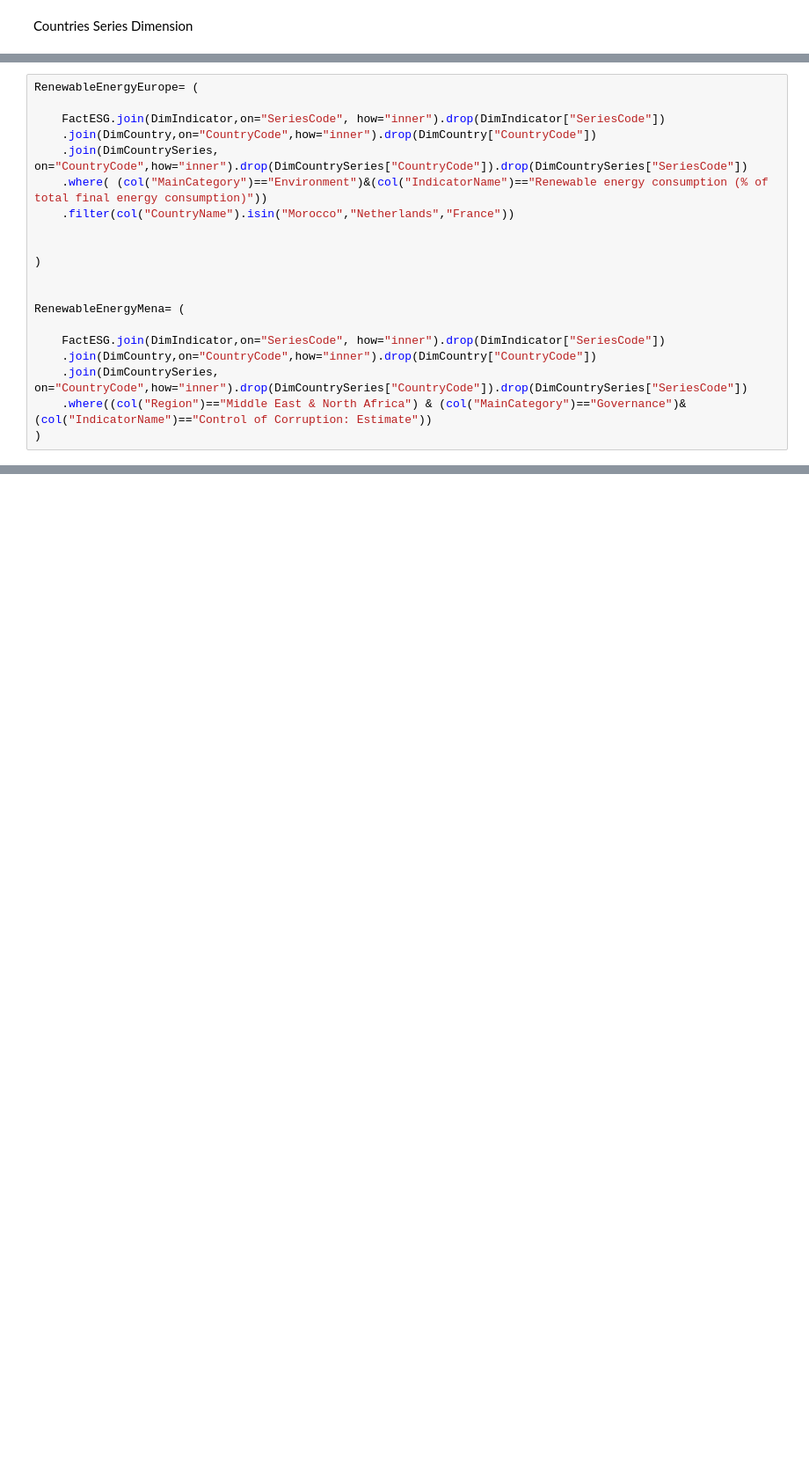
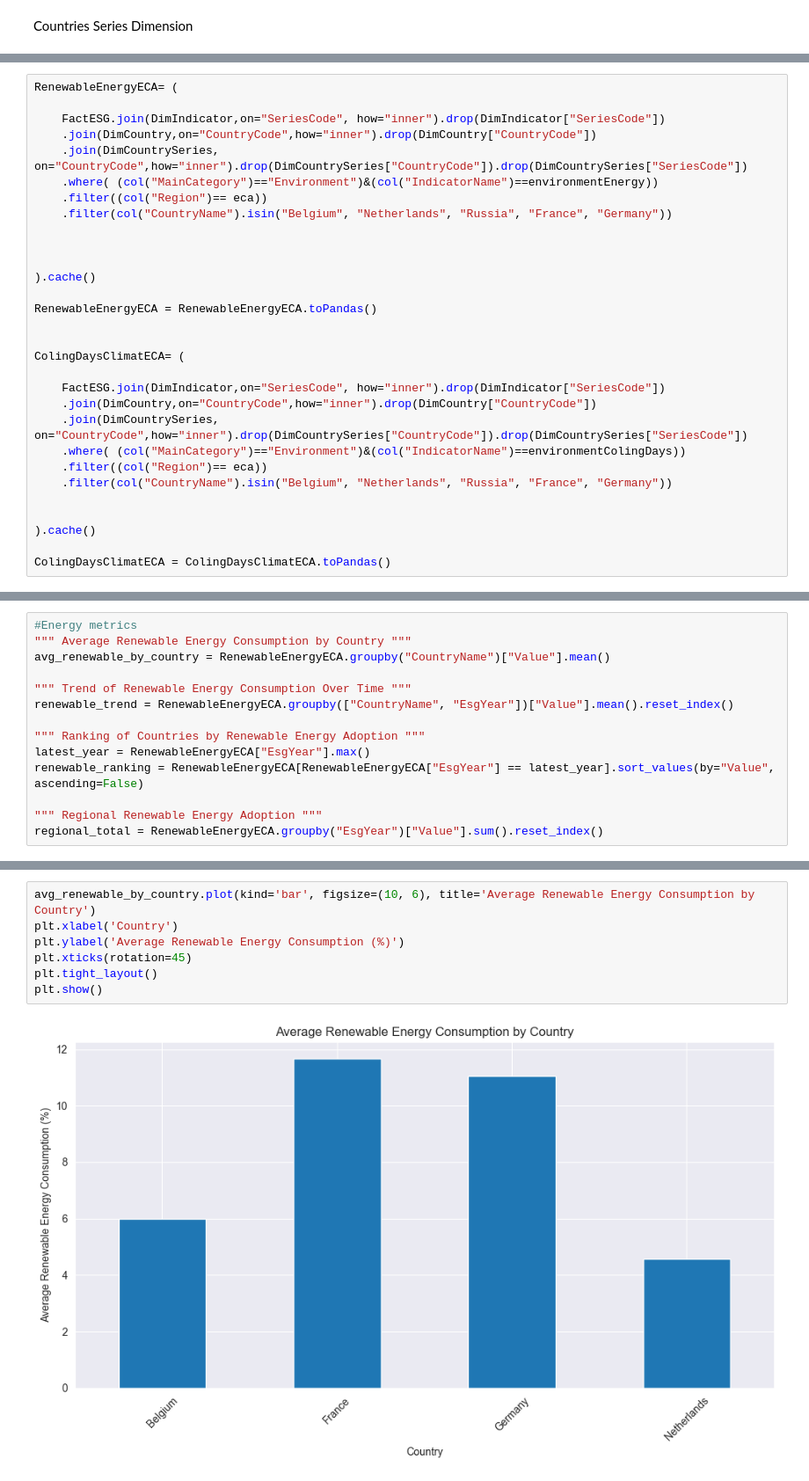
Before and after one commit to HamzaLghali/ESGSustainData, a Jupyter notebook: EsgNotebook.ipynb, the cells around one changed output, grey strips where cells are left out. Shown at 88% size. Saved outputs shown, nothing was run; the diff lists cells and outputs as text; blank space fills up the shorter version.

```diff
--- a/EsgNotebook.ipynb
+++ b/EsgNotebook.ipynb
@@ -167,20 +184,30 @@ DimCountrySeries =(SilverCountrySeries.select("CountryCode","SeriesCode","Countr
 # %%
-RenewableEnergyEurope= (
+RenewableEnergyECA= (
 
     FactESG.join(DimIndicator,on="SeriesCode", how="inner").drop(DimIndicator["SeriesCode"])
     .join(DimCountry,on="CountryCode",how="inner").drop(DimCountry["CountryCode"])
     .join(DimCountrySeries, on="CountryCode",how="inner").drop(DimCountrySeries["CountryCode"]).drop(DimCountrySeries["SeriesCode"])
-    .where( (col("MainCategory")=="Environment")&(col("IndicatorName")=="Renewable energy consumption (% of total final energy consumption)"))
-    .filter(col("CountryName").isin("Morocco","Netherlands","France"))
+    .where( (col("MainCategory")=="Environment")&(col("IndicatorName")==environmentEnergy))
+    .filter((col("Region")== eca))
+    .filter(col("CountryName").isin("Belgium", "Netherlands", "Russia", "France", "Germany"))
 
 
-)
+
+).cache()
+
+RenewableEnergyECA = RenewableEnergyECA.toPandas()
 
 
-RenewableEnergyMena= (
+ColingDaysClimatECA= (
 
     FactESG.join(DimIndicator,on="SeriesCode", how="inner").drop(DimIndicator["SeriesCode"])
     .join(DimCountry,on="CountryCode",how="inner").drop(DimCountry["CountryCode"])
     .join(DimCountrySeries, on="CountryCode",how="inner").drop(DimCountrySeries["CountryCode"]).drop(DimCountrySeries["SeriesCode"])
-    .where((col("Region")=="Middle East & North Africa") & (col("MainCategory")=="Governance")&(col("IndicatorName")=="Control of Corruption: Estimate"))
-)
+    .where( (col("MainCategory")=="Environment")&(col("IndicatorName")==environmentColingDays))
+    .filter((col("Region")== eca))
+    .filter(col("CountryName").isin("Belgium", "Netherlands", "Russia", "France", "Germany"))
+
+
+).cache()
+
+ColingDaysClimatECA = ColingDaysClimatECA.toPandas()
@@ -192,0 +214,14 @@ import pandas as pd
+# %%
+#Energy metrics
+""" Average Renewable Energy Consumption by Country """
+avg_renewable_by_country = RenewableEnergyECA.groupby("CountryName")["Value"].mean()
+
+""" Trend of Renewable Energy Consumption Over Time """
+renewable_trend = RenewableEnergyECA.groupby(["CountryName", "EsgYear"])["Value"].mean().reset_index()
+
+""" Ranking of Countries by Renewable Energy Adoption """
+latest_year = RenewableEnergyECA["EsgYear"].max()
+renewable_ranking = RenewableEnergyECA[RenewableEnergyECA["EsgYear"] == latest_year].sort_values(by="Value", ascending=False)
+
+""" Regional Renewable Energy Adoption """
+regional_total = RenewableEnergyECA.groupby("EsgYear")["Value"].sum().reset_index()
@@ -192,0 +313,9 @@ import pandas as pd
+# %%
+avg_renewable_by_country.plot(kind='bar', figsize=(10, 6), title='Average Renewable Energy Consumption by Country')
+plt.xlabel('Country')
+plt.ylabel('Average Renewable Energy Consumption (%)')
+plt.xticks(rotation=45)
+plt.tight_layout()
+plt.show()
+# %% [output]
+[figure, added]
```
Also changed, not shown: parts of 28 cells of this notebook, 1 other file.
